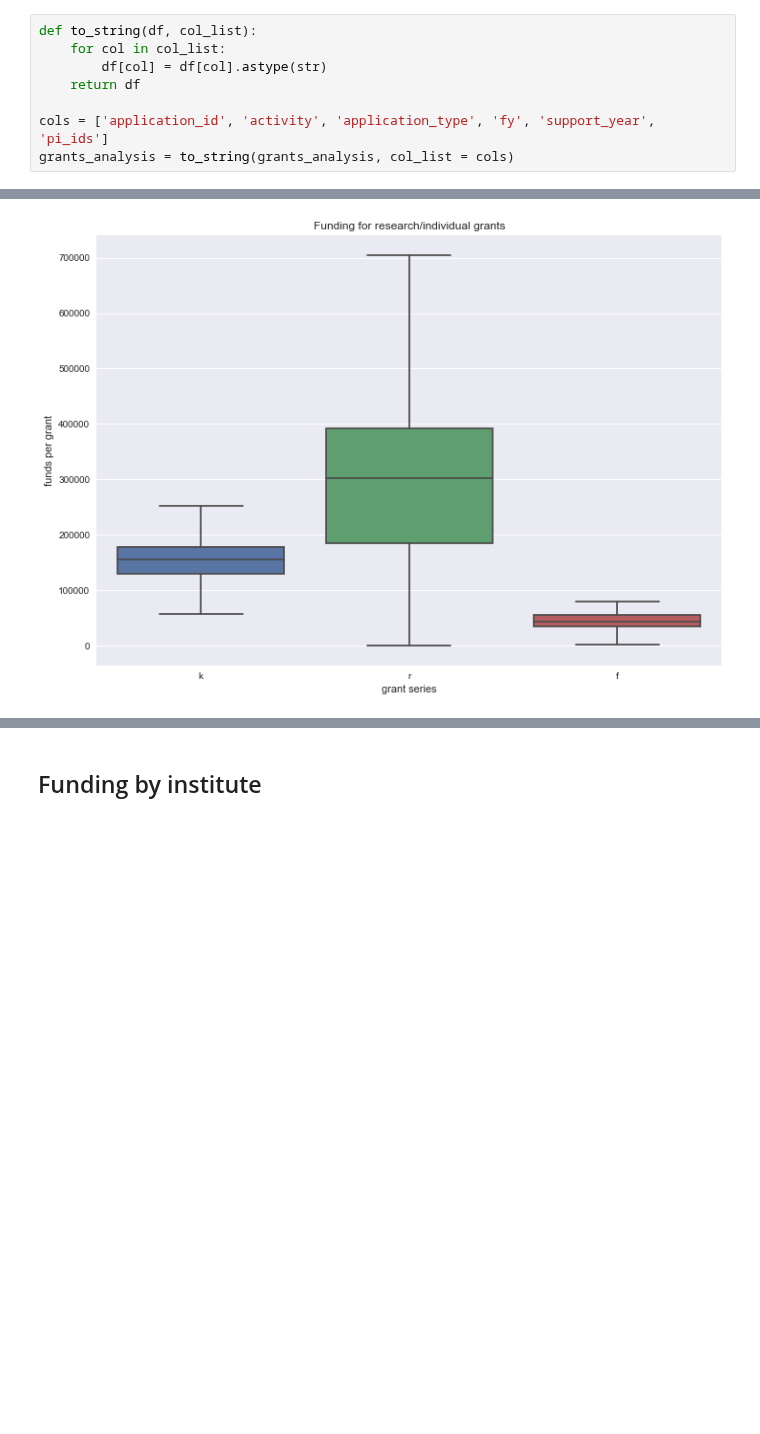
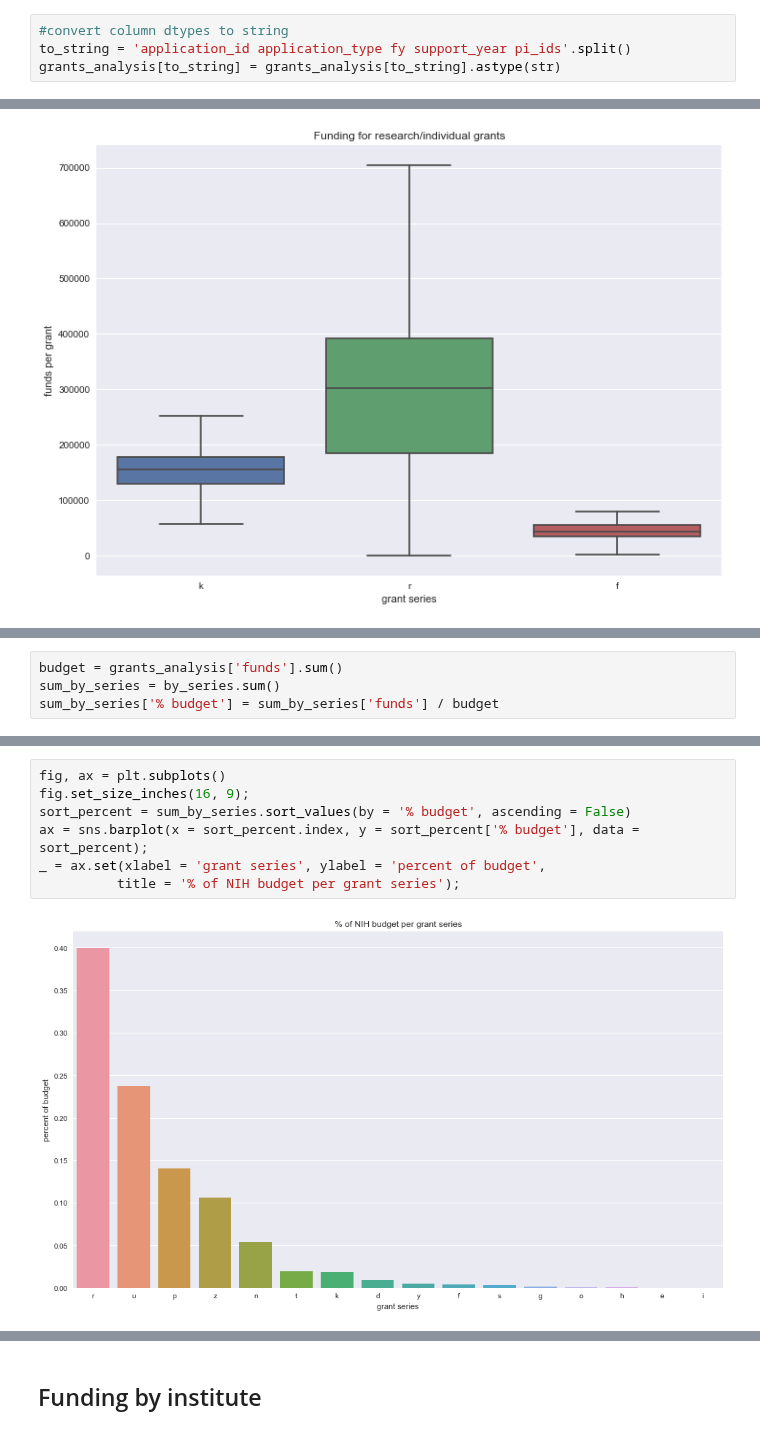
Before and after one commit to yuwie10/nih-awards, a Jupyter notebook: grants_EDA.ipynb, the cells around one changed output, grey strips where cells are left out. Cells and saved outputs as stored; diff of their text form; blank space fills up the shorter version.

```diff
--- a/grants_EDA.ipynb
+++ b/grants_EDA.ipynb
@@ -76,14 +76,10 @@ Name: funding_mechanism, dtype: int64
 Non-US countries awarded with NIH grants.
 # %%
 #grants_analysis.ix[grants_analysis['org_country'] != 'united states'].org_country.value_counts()
-# %%
-def to_string(df, col_list):
-    for col in col_list:
-        df[col] = df[col].astype(str)
-    return df
-
-cols = ['application_id', 'activity', 'application_type', 'fy', 'support_year', 'pi_ids']
-grants_analysis = to_string(grants_analysis, col_list = cols)
+# %%
+#convert column dtypes to string
+to_string = 'application_id application_type fy support_year pi_ids'.split()
+grants_analysis[to_string] = grants_analysis[to_string].astype(str)
 # %%
 print('The total amount of funding awarded by the NIH in 2016 was $' + \
       '{0:,}'.format(grants_analysis['funds'].sum()) + ' for ' \
@@ -166,0 +167,4 @@ p.set(xlabel = 'grant series', ylabel = 'funds per grant', title = 'Funding for
+# %%
+budget = grants_analysis['funds'].sum()
+sum_by_series = by_series.sum()
+sum_by_series['% budget'] = sum_by_series['funds'] / budget
@@ -166,0 +192,9 @@ p.set(xlabel = 'grant series', ylabel = 'funds per grant', title = 'Funding for
+# %%
+fig, ax = plt.subplots()
+fig.set_size_inches(16, 9);
+sort_percent = sum_by_series.sort_values(by = '% budget', ascending = False)
+ax = sns.barplot(x = sort_percent.index, y = sort_percent['% budget'], data = sort_percent);
+_ = ax.set(xlabel = 'grant series', ylabel = 'percent of budget',
+          title = '% of NIH budget per grant series');
+# %% [output]
+[figure, added]
```
Also changed, not shown: parts of 11 cells of this notebook.
